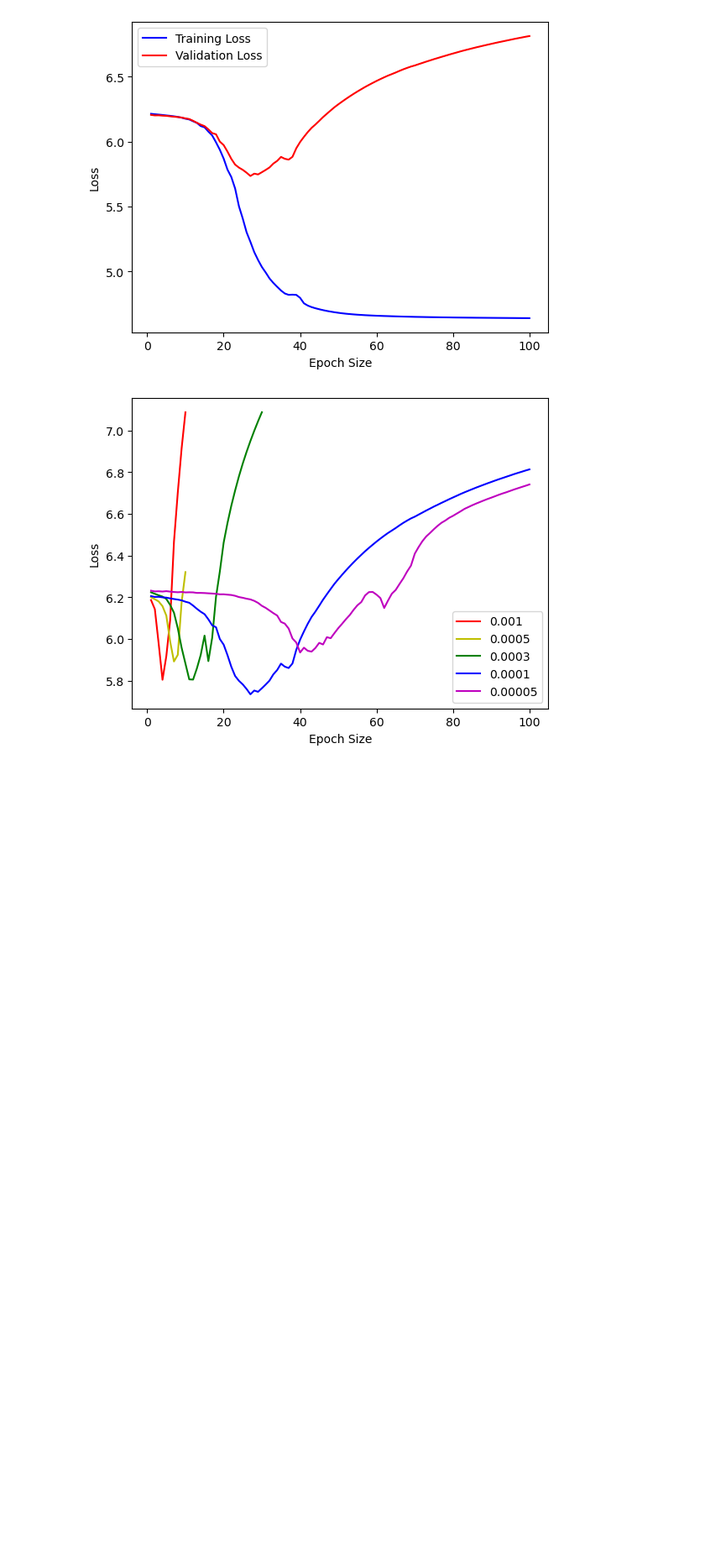
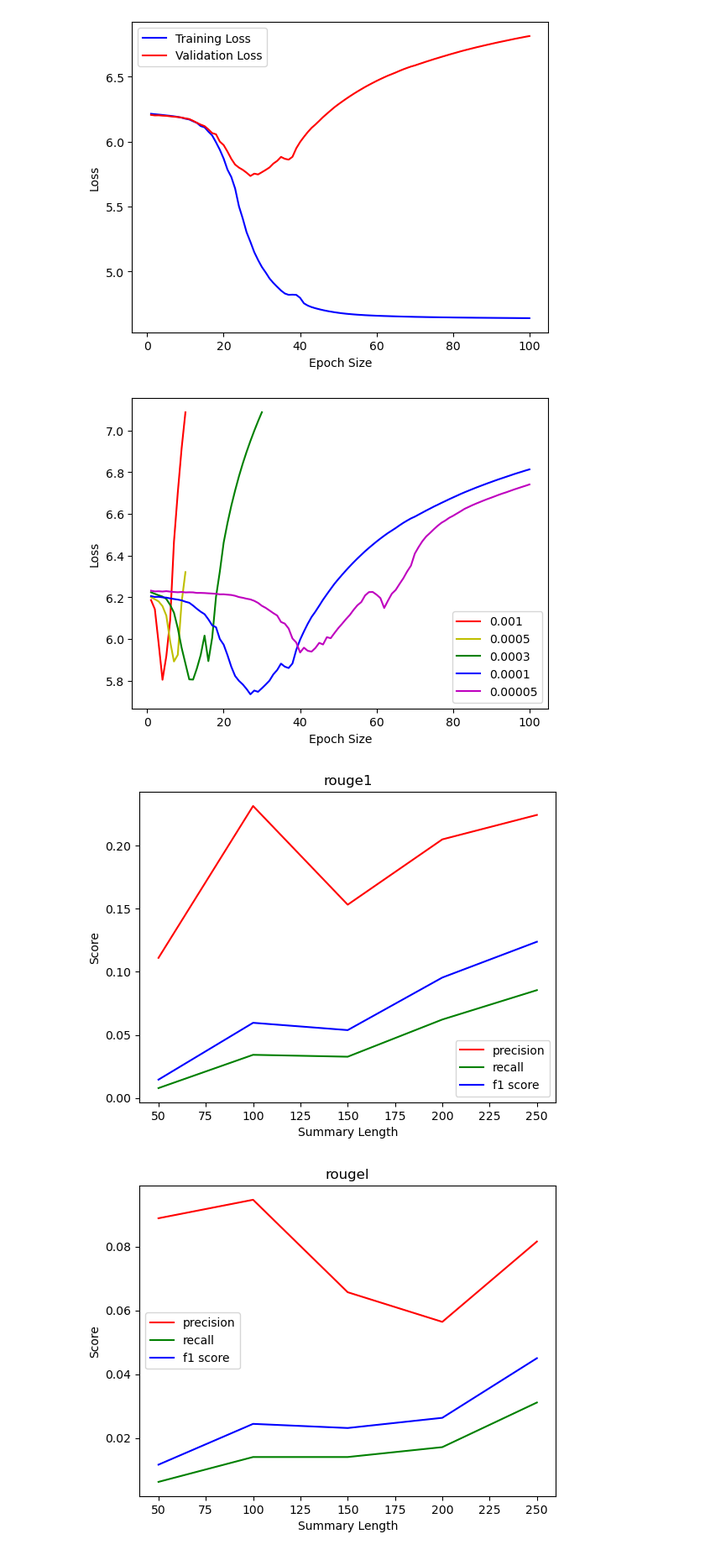
Before and after one commit to ojnim/CS365, a Jupyter notebook: notebook/FinalProject.ipynb, the cells around one changed output. Shown: that part at 84% size. Drawn from its saved outputs; the diff is of its cells as text; code cells hidden in the pictures; blank space fills up the shorter version.

Commit message:
ROUGE

```diff
--- a/notebook/FinalProject.ipynb
+++ b/notebook/FinalProject.ipynb
@@ -582,3 +656,32 @@ plt.legend()
 plt.show()
 # %% [output]
 [figure]
+# %%
+length = [50,100,150,200,250]
+rouge1_precision = [0.1111,0.2316,0.15330,0.2051,0.2245]
+rouge1_recall = [0.0078,0.03420,0.0327,0.0622,0.0855]
+rouge1_f1score = [0.0145,0.0596,0.0538,0.0955,0.1239]
+rougel_precision = [0.0889,0.0947,0.0657,0.0564,0.0816]
+rougel_recall = [0.0062,0.014,0.014,0.01710,0.0311]
+rougel_f1score = [0.0116,0.02440,0.0231,0.0263,0.0450]
+
+plt.plot(length, rouge1_precision,color='r', label='precision')
+plt.plot(length, rouge1_recall, color='g', label='recall')
+plt.plot(length, rouge1_f1score, color='b', label='f1 score')
+plt.xlabel('Summary Length')
+plt.ylabel('Score')
+plt.title('rouge1')
+plt.legend()
+plt.show()
+
+plt.plot(length, rougel_precision,color='r', label='precision')
+plt.plot(length, rougel_recall, color='g', label='recall')
+plt.plot(length, rougel_f1score, color='b', label='f1 score')
+plt.xlabel('Summary Length')
+plt.ylabel('Score')
+plt.title('rougel')
+plt.legend()
+plt.show()
+# %% [output]
+[figure, added]
+[figure, added]
```
Also changed, not shown: parts of 5 cells of this notebook.
